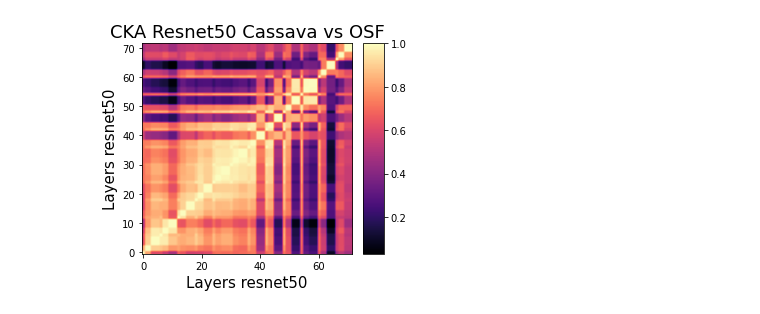
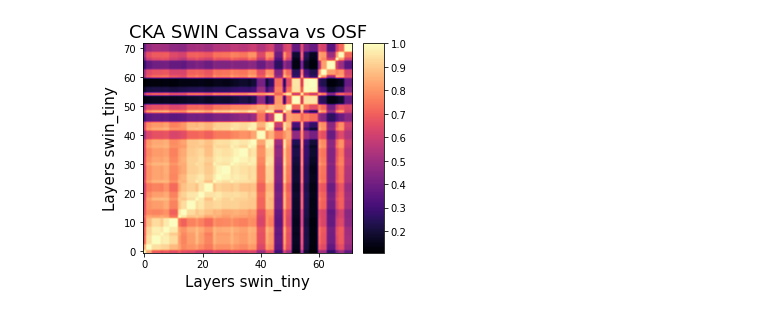
Before and after one commit to Lilhxr/leaf_detect, a Jupyter notebook: CKA_Bi_Data.ipynb, the cells around one changed output. Saved outputs shown, nothing was run; the diff lists cells and outputs as text; code cells hidden in the pictures.

```diff
--- a/CKA_Bi_Data.ipynb
+++ b/CKA_Bi_Data.ipynb
@@ -194,13 +194,16 @@ class CKA:
         Reference: https://arxiv.org/pdf/2010.15327.pdf Eq (3)
         """
         if K.shape != L.shape:
-           return float("nan")
+           return 0.0
         N = K.shape[0]
         ones = torch.ones(N, 1).to(self.device)
         result = torch.trace(K @ L)
         result += ((ones.t() @ K @ ones @ ones.t() @ L @ ones) / ((N - 1) * (N - 2))).item()
         result -= ((ones.t() @ K @ L @ ones) * 2 / (N - 2)).item()
-        return (1 / (N * (N - 3)) * result).item()
+        result = (1 / (N * (N - 3)) * result).item()
+        if np.isnan(result):
+            return 0.0
+        return result
 
     def compare(self,
                 dataloader1: DataLoader,
@@ -251,7 +254,6 @@ class CKA:
 
         self.hsic_matrix = self.hsic_matrix[:, :, 1] / (self.hsic_matrix[:, :, 0].sqrt() *
                                                         self.hsic_matrix[:, :, 2].sqrt())
-        self.hsic_matrix = torch.nan_to_num(self.hsic_matrix)
         #assert not torch.isnan(self.hsic_matrix).any(), "HSIC computation resulted in NANs"
 
     def export(self) -> Dict:
@@ -351,8 +407,8 @@ test_dataloader2 = DataLoader(
     worker_init_fn=seed_worker, generator=g)
 # %%
 cka = CKA(model1, model1,
-          model1_name="resnet50",
-          model2_name="resnet50",
+          model1_name="swin_tiny",
+          model2_name="swin_tiny",
           model1_layers=valid_layer_name,
           model2_layers=valid_layer_name,
           device='cuda')
@@ -361,16 +417,16 @@ cka.compare(test_dataloader1, test_dataloader2)
 # %%
 info = cka.export()
 info["CKA"] = info["CKA"].numpy().tolist()
-with open('./resnet50.json', 'w') as fp:
+with open('./swin.json', 'w') as fp:
     json.dump(info, fp, indent=4)
 # %%
-with open('./resnet50.json', 'r', encoding='utf-8') as fp:
+with open('./swin.json', 'r', encoding='utf-8') as fp:
     info = json.load(fp)
-save_path = "./resnet50.png"
+save_path = "./swin.png"
 model1_info = info["model1_name"]
 model2_info = info["model2_name"]
-title = "CKA Resnet50 Cassava vs OSF"
+title = "CKA SWIN Cassava vs OSF"
 hsic_matrix = info["CKA"]
 plot_results(save_path, title, model1_info, model2_info, hsic_matrix)
 # %% [output]
-[figure, old version]
+[figure, new version]
```
Also changed, not shown: parts of 4 cells of this notebook.
